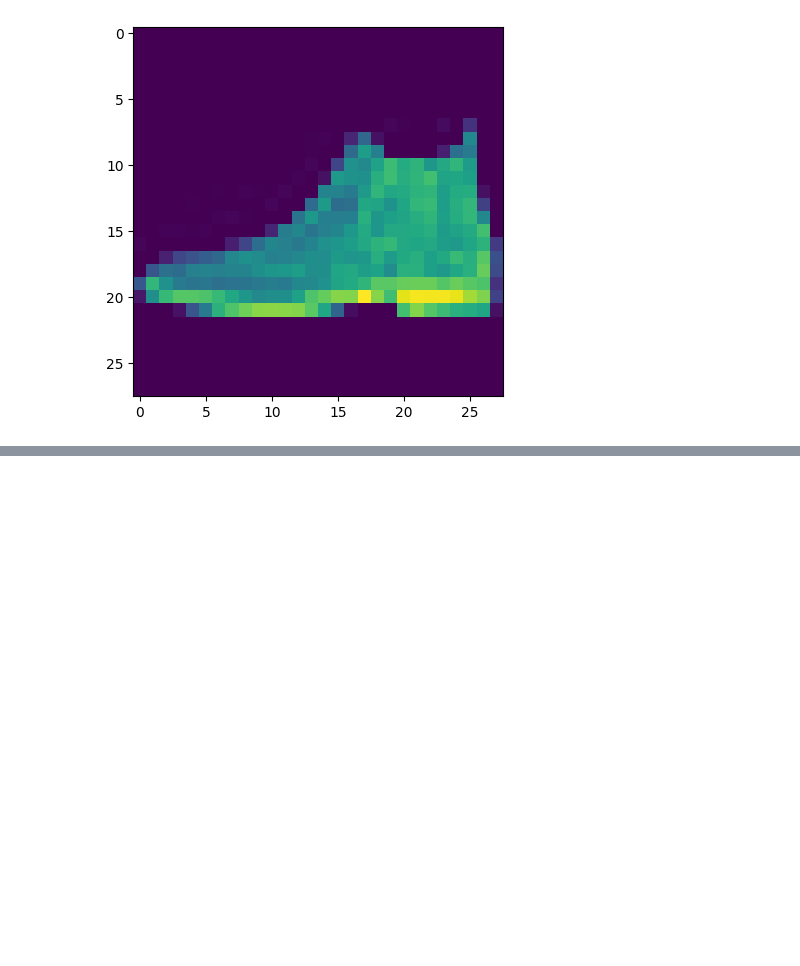
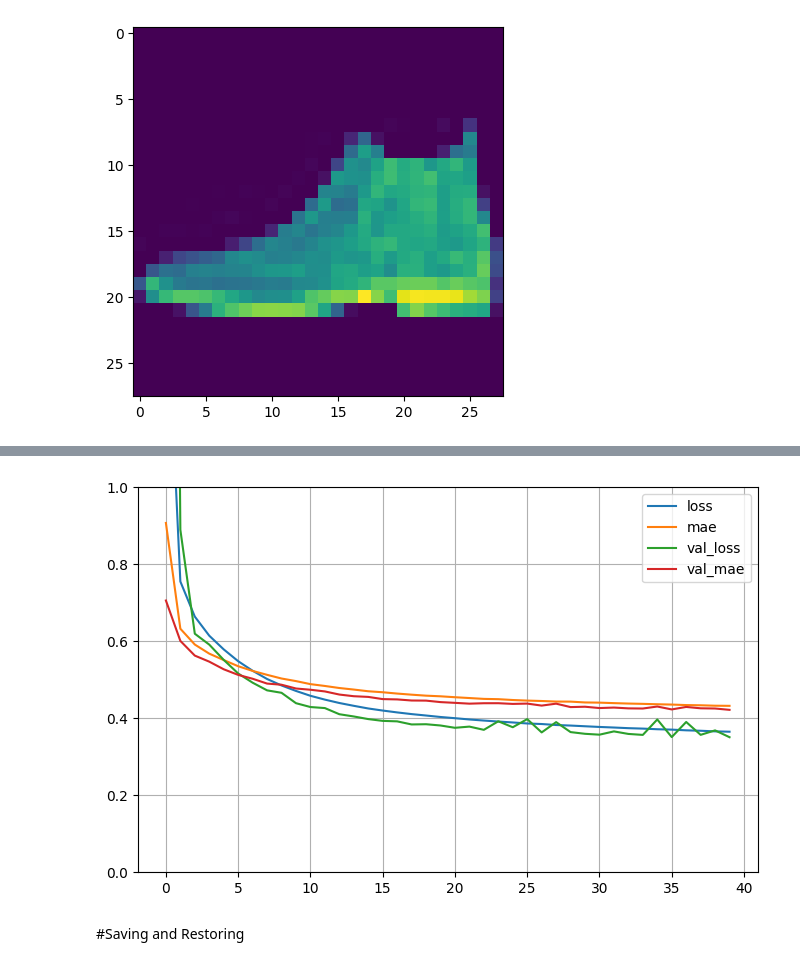
Before and after one commit to robinkm0610/DSA, a Jupyter notebook: Basics/DeepLearning.ipynb, the cells around one changed output, grey strips where cells are left out. Cells and saved outputs as stored; diff of their text form; code cells hidden in the pictures; blank space fills up the shorter version.

```diff
--- a/Basics/DeepLearning.ipynb
+++ b/Basics/DeepLearning.ipynb
@@ -369,0 +390,6 @@ AxesImage(size=(28, 28))
+# %%
+from sklearn.preprocessing import StandardScaler
+scaler = StandardScaler()
+X_train = scaler.fit_transform(X_train)
+X_valid = scaler.transform(X_valid)
+X_test = scaler.transform(X_test)
@@ -369,0 +503,7 @@ AxesImage(size=(28, 28))
+# %%
+input_ = keras.layers.Input(shape=X_train.shape[1:])
+hidden1 = keras.layers.Dense(30, activation="relu")(input_)
+hidden2 = keras.layers.Dense(30, activation="relu")(hidden1)
+concat = keras.layers.concatenate([input_, hidden2])
+output = keras.layers.Dense(1)(concat)
+model = keras.Model(inputs=[input_], outputs=[output])
@@ -369,0 +533,7 @@ AxesImage(size=(28, 28))
+# %%
+model.compile(loss="mean_squared_error",
+              optimizer=keras.optimizers.SGD(learning_rate=1e-3),
+              metrics = ["mae"])
+# %%
+model_history = model.fit(X_train, y_train, epochs=40,
+                         validation_data=(X_valid, y_valid))
@@ -369,0 +582,9 @@ AxesImage(size=(28, 28))
+# %%
+pd.DataFrame(model_history.history).plot(figsize=(8,5))
+plt.grid(True)
+plt.gca().set_ylim(0,1)
+plt.show()
+# %% [output]
+[figure, added]
+# %% [markdown]
+#Saving and Restoring
```
Also changed, not shown: parts of 51 cells of this notebook.
